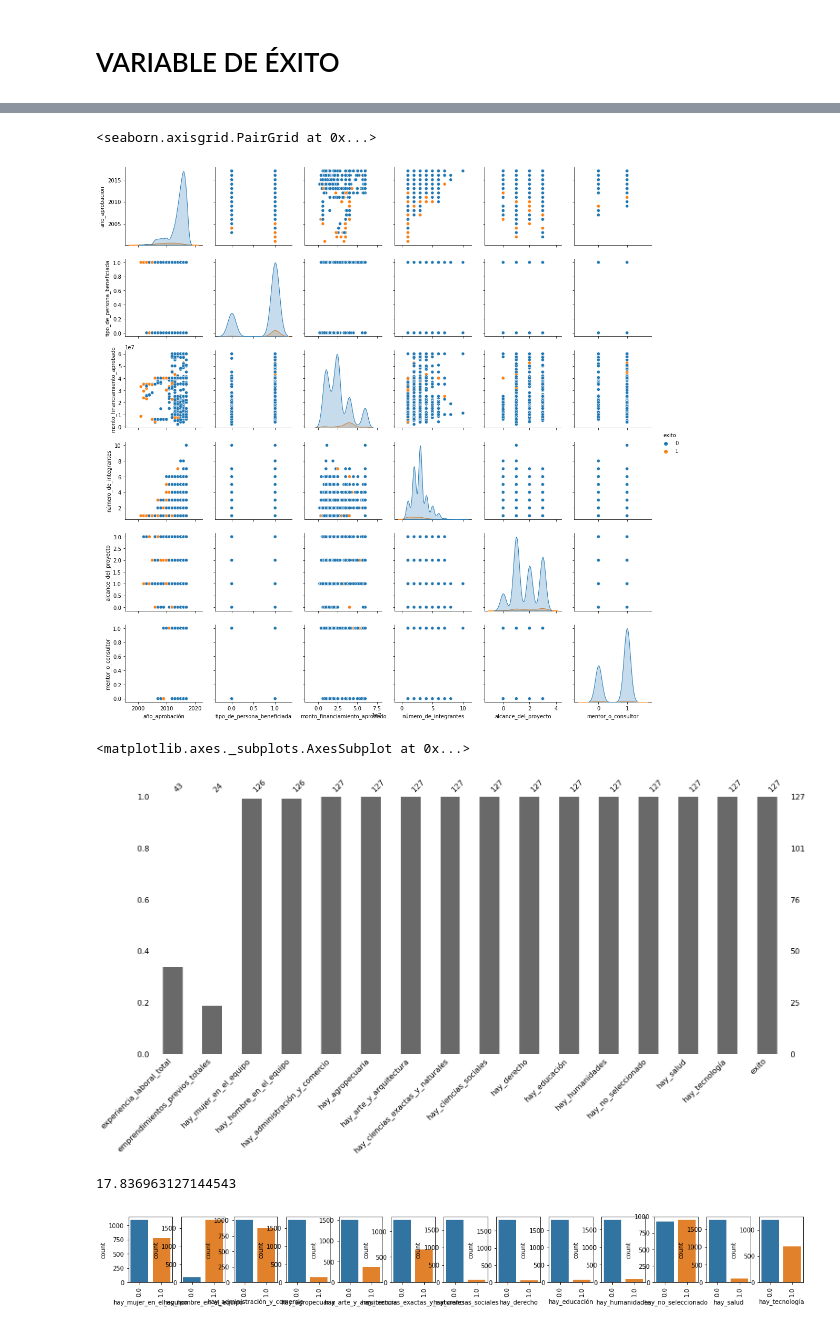
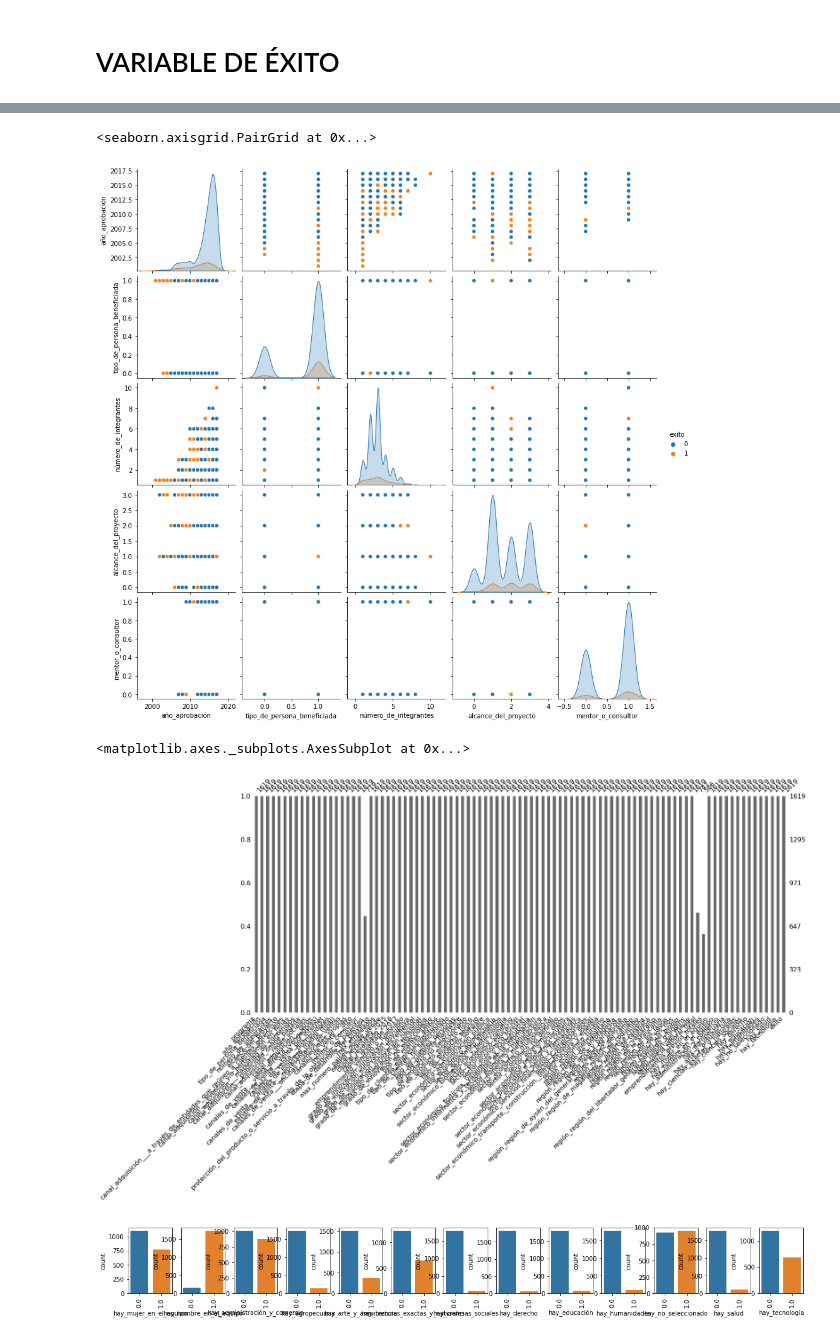
Before and after one commit to josemusso/Evolution-IA-corfo, a Jupyter notebook: Exploración_datos_corfo.ipynb, the cells around one changed output, grey strips where cells are left out. Saved outputs shown, nothing was run; the diff lists cells and outputs as text; code cells hidden in the pictures.

```diff
--- a/Exploración_datos_corfo.ipynb
+++ b/Exploración_datos_corfo.ipynb
@@ -761,21 +761,42 @@ top10_limit_financiamiento = df_clean['monto_financiamiento_aprobado'].quantile(
 # %% [markdown]
 # VARIABLE DE ÉXITO
 # %%
-df_clean['ventas_bool'] = df_clean['max_ventas_nacionales_por_ano']>top10_limit_ventas
+df_preexito = df_clean.copy()
+# tomar valores del quintil 0.9
+ventas_threshold = df_clean['max_ventas_nacionales_por_ano'].quantile(0.9)
+capital_threshold = df_clean['capital_levantado_total'].quantile(0.9)
+financiamiento_threshold = df_clean['monto_financiamiento_aprobado'].quantile(0.9)
+print('ventas_threshold: ', ventas_threshold)
+print('financiamiento_threshold: ', financiamiento_threshold)
+
+df_clean['ventas_bool'] = df_clean['max_ventas_nacionales_por_ano']>ventas_threshold
 df_clean['ventas_bool'] = df_clean['ventas_bool'].astype(int)
 
+df_clean['capital_levantado_bool'] = df_clean['capital_levantado_total']>capital_threshold
+df_clean['capital_levantado_bool'] = df_clean['capital_levantado_bool'].astype(int)
+
+df_clean['financiamiento_bool'] = df_clean['monto_financiamiento_aprobado']>financiamiento_threshold
+df_clean['financiamiento_bool'] = df_clean['financiamiento_bool'].astype(int)
+
+
+
 # var exito
-df_clean['exito'] = df_clean['ventas_bool']*df_clean['sobrevivencia_2018']
-df_clean['exito'].value_counts()
+df_clean['exito'] = (df_clean['ventas_bool']&df_clean['sobrevivencia_2018'])|df_clean['capital_levantado_bool']
+print(df_clean['exito'].value_counts())
 
 # plot
 f, axes = plt.subplots(1, 3, figsize=(21, 7), sharex=True)
 sns.countplot(df_clean['ventas_bool'], ax=axes[0])
-sns.countplot(df_clean['sobrevivencia_2018'], ax=axes[1])
+sns.countplot(df_clean['capital_levantado_bool'], ax=axes[1])
 sns.countplot(df_clean['exito'], ax=axes[2])
 
-# borrar columnas de donde sale var exito
+# # borrar columnas de donde sale var exito
 del df_clean['ventas_bool']
+del df_clean['capital_levantado_bool']
+del df_clean['financiamiento_bool']
 del df_clean['sobrevivencia_2017']
 del df_clean['sobrevivencia_2018']
+del df_clean['max_ventas_nacionales_por_ano']
+del df_clean['capital_levantado_total']
+del df_clean['monto_financiamiento_aprobado']
 # %% [output]
@@ -784,28 +810,28 @@ del df_clean['sobrevivencia_2018']
 sns.pairplot(df_clean[['programa',
                      'año_aprobación',
                      'tipo_de_persona_beneficiada',
-                     'monto_financiamiento_aprobado',
                      'número_de_integrantes',
                      'alcance_del_proyecto',
                      'mentor_o_consultor',
                       'exito']], hue = 'exito')
 # %% [output]
 <seaborn.axisgrid.PairGrid at 0x...>
-[figure, old version]
+[figure, new version]
-# %%
-# RELLENAR CANAL ADQUISICION Y CANAL VENTA
-df_clean.iloc[:,6:19]=df_clean.iloc[:,6:19].fillna(0)
+# %%
+# RELLENAR CANAL ADQUISICION Y CANAL VENTA
+df_clean.iloc[:,3:18]=df_clean.iloc[:,3:18].fillna(0)
+df_clean['etapa_de_desarrollo_del_proyecto']=df_clean['etapa_de_desarrollo_del_proyecto'].fillna(0)
+df_clean['alcance_del_proyecto']=df_clean['alcance_del_proyecto'].fillna(1)
+df_clean['mentor_o_consultor']=df_clean['mentor_o_consultor'].fillna(0)
+df_clean['hay_mujer_en_el_equipo']=df_clean['hay_mujer_en_el_equipo'].fillna(0)
+df_clean['hay_hombre_en_el_equipo']=df_clean['hay_hombre_en_el_equipo'].fillna(0)
 # %%
 ### VISUALIZAR NA
 #msno.matrix(df_clean.iloc[:,:], labels=True)
-msno.bar(df_clean[df_clean['exito']==1].iloc[:,80:], labels=True)
+msno.bar(df_clean[df_clean['exito']==0].iloc[:,:], labels=True)
 # %% [output]
 <matplotlib.axes._subplots.AxesSubplot at 0x...>
-[figure, old version]
+[figure, new version]
-# %%
-df_clean[df_clean['exito']==1]['experiencia_laboral_total'].std()
-# %% [output]
-17.836963127144543
 # %%
 # plot distribuciones de los onehot
 one_hot_vars = df_clean.filter(like='hay').columns
```
Also changed, not shown: parts of 73 cells of this notebook.
